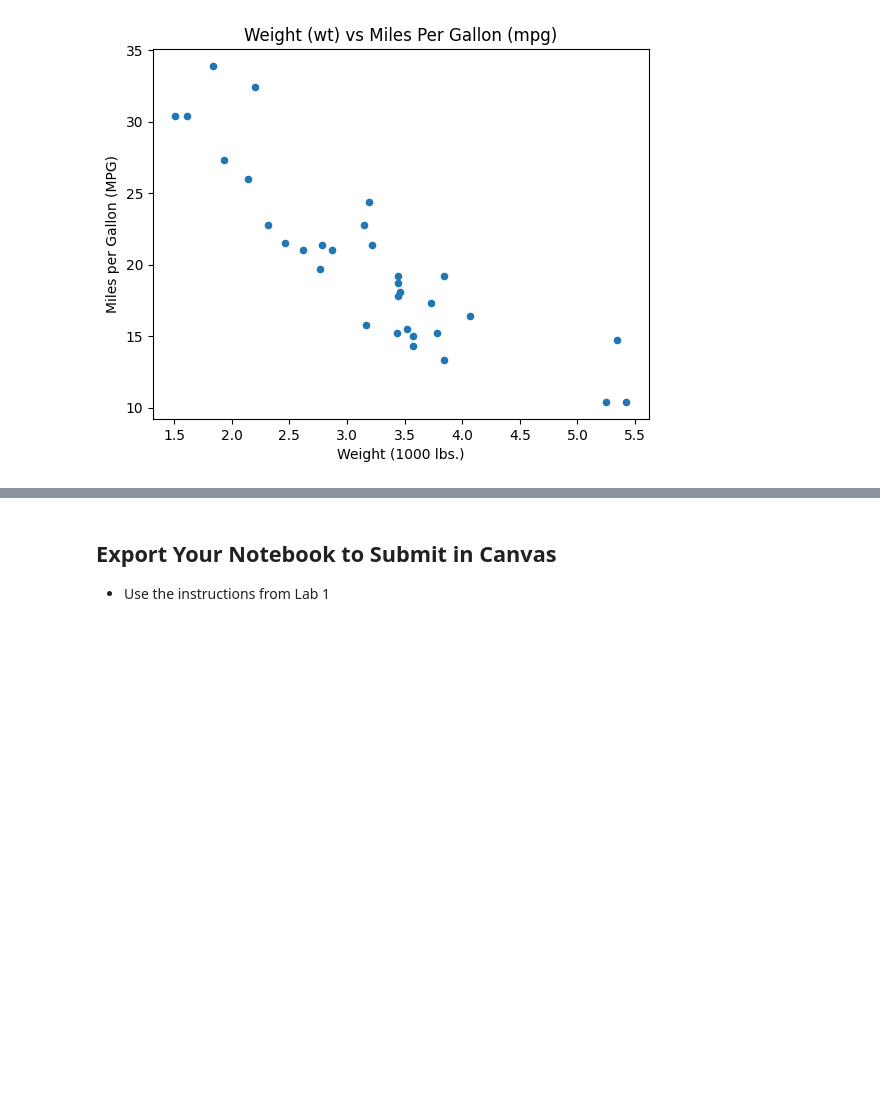
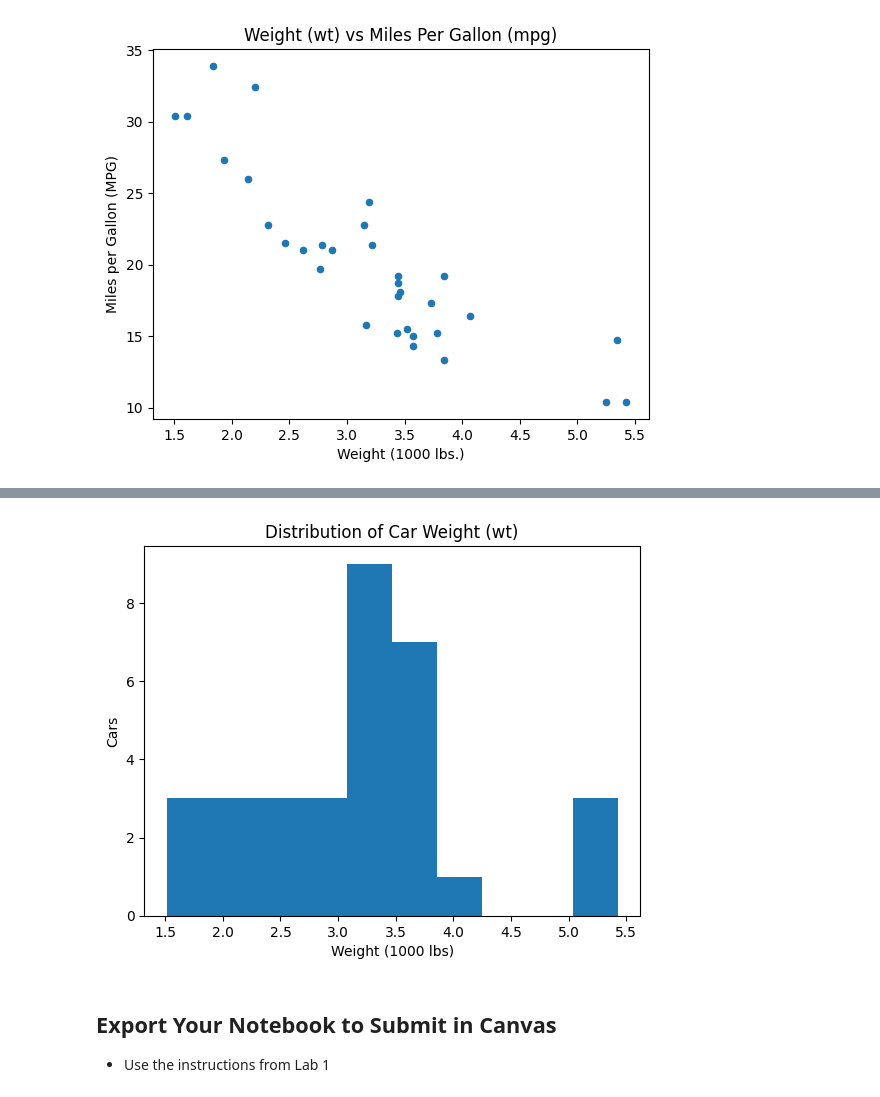
Before and after one commit to thornton330j/IS-4487, a Jupyter notebook: Labs/lab_03_visualization_intro.ipynb, the cells around one changed output, grey strips where cells are left out. Saved outputs shown, nothing was run; the diff lists cells and outputs as text; code cells hidden in the pictures; blank space fills up the shorter version.

```diff
--- a/Labs/lab_03_visualization_intro.ipynb
+++ b/Labs/lab_03_visualization_intro.ipynb
@@ -219,3 +231,13 @@ plt.show()
+# %%
+#Histogram 🔧
+import matplotlib.pyplot as plt
+import numpy as np
+#Create the histogram
+df["wt"].plot(kind="hist",bins=10,title="Distribution of Car Weight (wt)",xlabel="Weight (1000 lbs)",ylabel="Cars")
+#Show the histogram
+plt.show()
+# %% [output]
+[figure, added]
 # %% [markdown]
 ## Export Your Notebook to Submit in Canvas
 - Use the instructions from Lab 1
```
Also changed, not shown: parts of 7 cells of this notebook.
